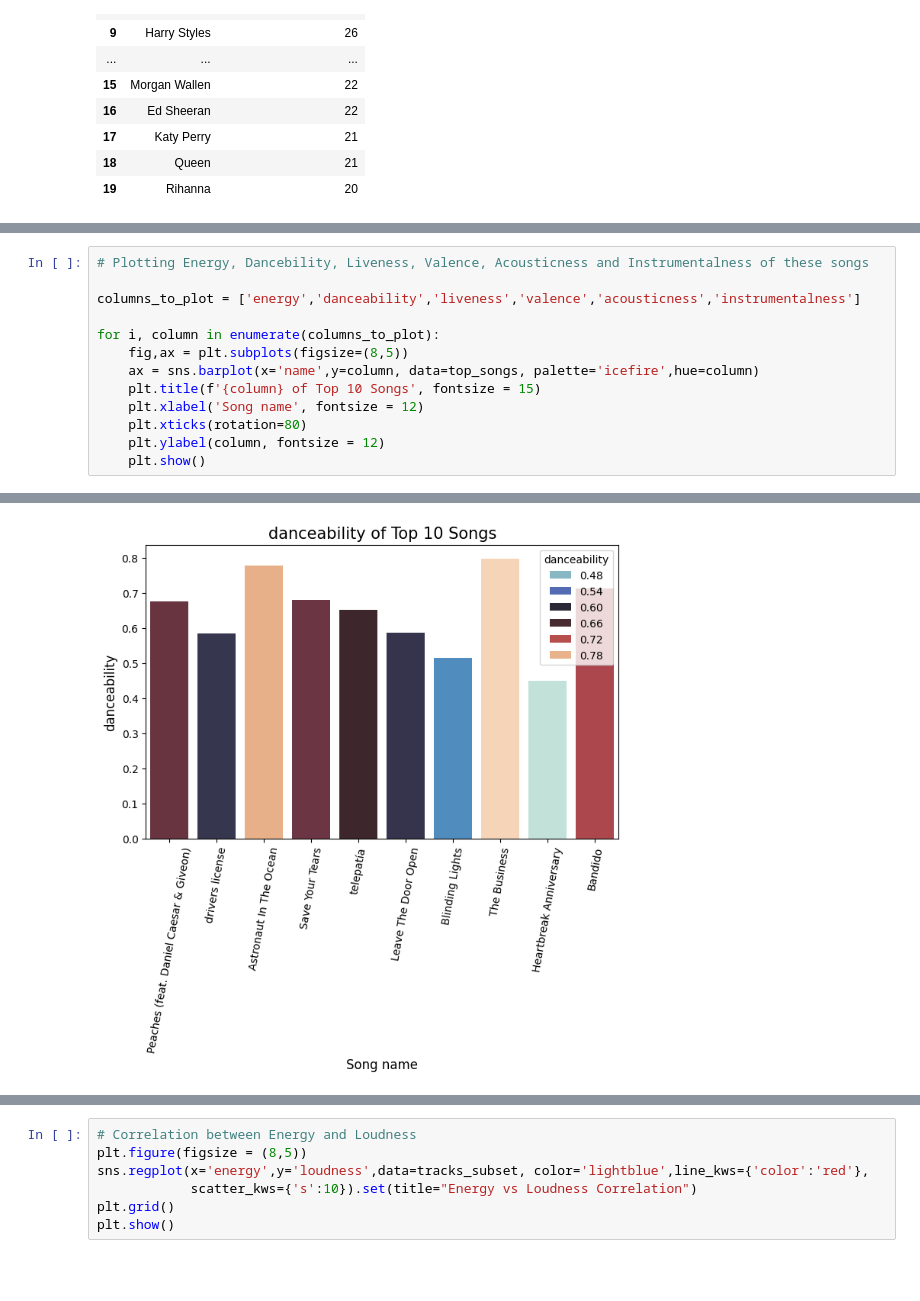
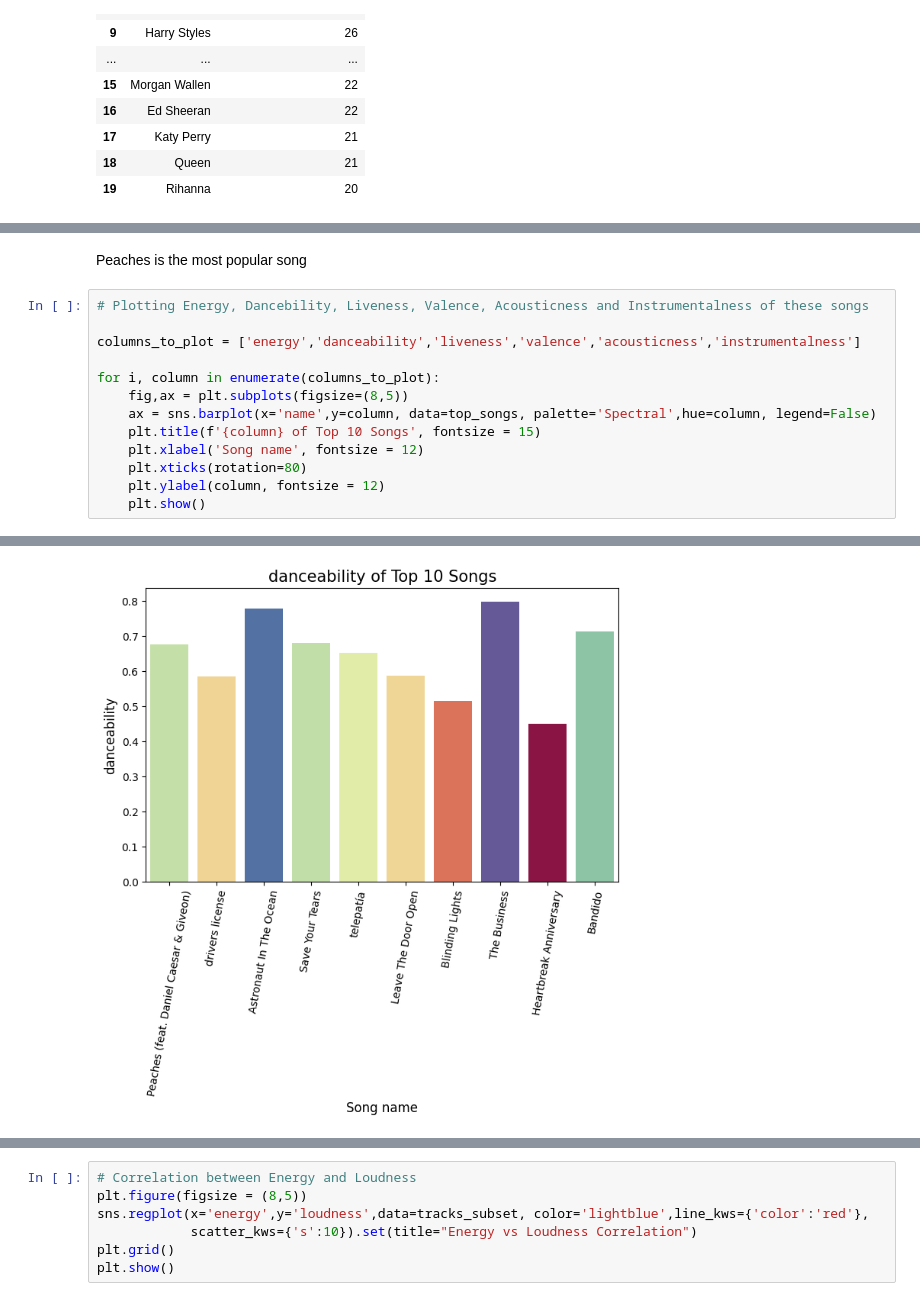
Before and after one commit to palash0702/PortfolioProjects, a Jupyter notebook: Spotify_Data Analysis.ipynb, the cells around one changed output, grey strips where cells are left out. Drawn from its saved outputs; the diff is of its cells as text; blank space fills up the shorter version.

```diff
--- a/Spotify_Data Analysis.ipynb
+++ b/Spotify_Data Analysis.ipynb
@@ -271,3 +250,5 @@ plt.show()
+# %% [markdown]
+Peaches is the most popular song
 # %%
 # Plotting Energy, Dancebility, Liveness, Valence, Acousticness and Instrumentalness of these songs
 
@@ -275,7 +256,7 @@ columns_to_plot = ['energy','danceability','liveness','valence','acousticness','
 
 for i, column in enumerate(columns_to_plot):
     fig,ax = plt.subplots(figsize=(8,5))
-    ax = sns.barplot(x='name',y=column, data=top_songs, palette='icefire',hue=column)
+    ax = sns.barplot(x='name',y=column, data=top_songs, palette='Spectral',hue=column, legend=False)
     plt.title(f'{column} of Top 10 Songs', fontsize = 15)
     plt.xlabel('Song name', fontsize = 12)
     plt.xticks(rotation=80)
@@ -286 +267 @@ for i, column in enumerate(columns_to_plot):
-[figure, old version]
+[figure, new version]
```
Also changed, not shown: parts of 12 cells of this notebook.
